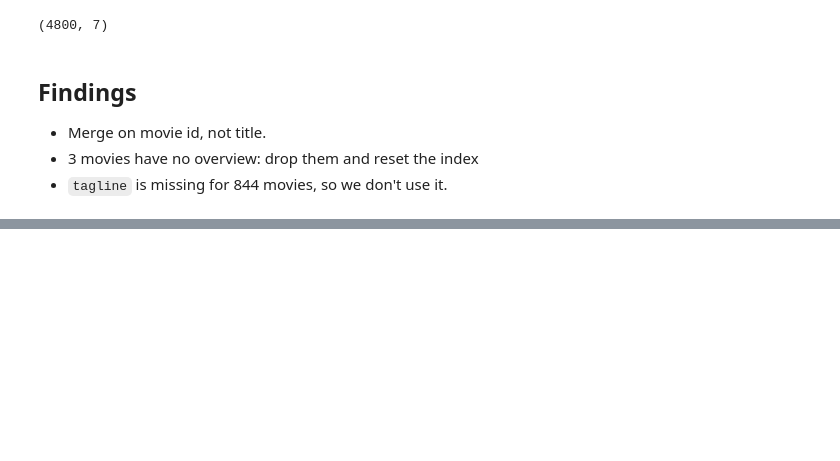
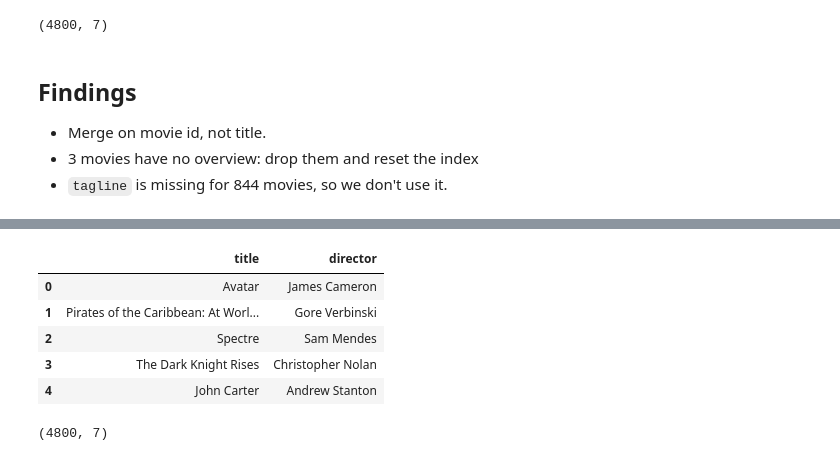
Before and after one commit to alihassanwarsi/filmantic, a Jupyter notebook: notebooks/01_eda.ipynb, the cells around one changed output, grey strips where cells are left out. Saved outputs shown, nothing was run; the diff lists cells and outputs as text; code cells hidden in the pictures; blank space fills up the shorter version.

```diff
--- a/notebooks/01_eda.ipynb
+++ b/notebooks/01_eda.ipynb
@@ -156,0 +221,16 @@ print(movies_df.shape)
+# %%
+movies_df["director"] = movies_df["crew"].apply(get_director)
+
+movies_df[["title", "director"]].head(5)
+# %% [output]
+|  | title | director |
+| 0 | Avatar | James Cameron |
+| 1 | Pirates of the Caribbean: At Worl... | Gore Verbinski |
+| 2 | Spectre | Sam Mendes |
+| 3 | The Dark Knight Rises | Christopher Nolan |
+| 4 | John Carter | Andrew Stanton |
+# %%
+final_df = movies_df.drop(columns="crew")
+print(final_df.shape)
+# %% [output]
+(4800, 7)
```
Also changed, not shown: parts of 14 cells of this notebook.
